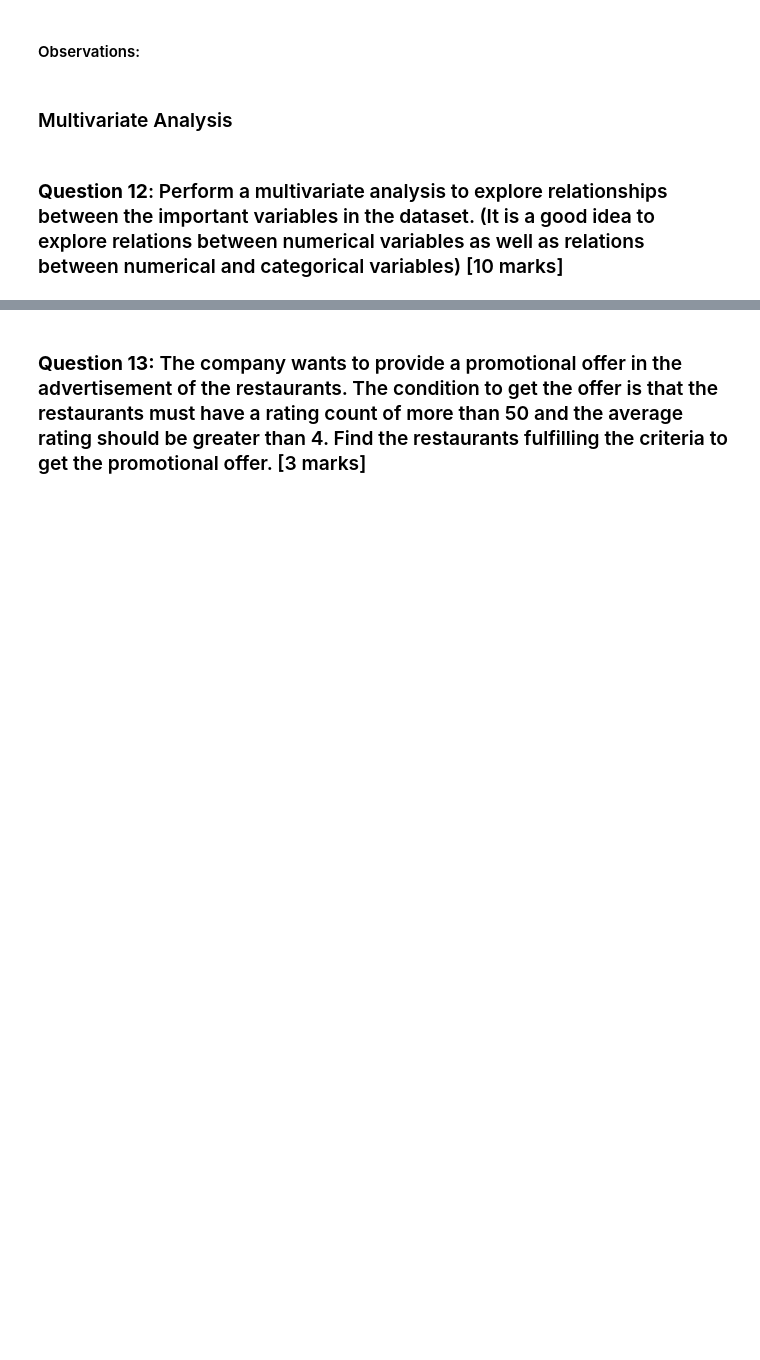
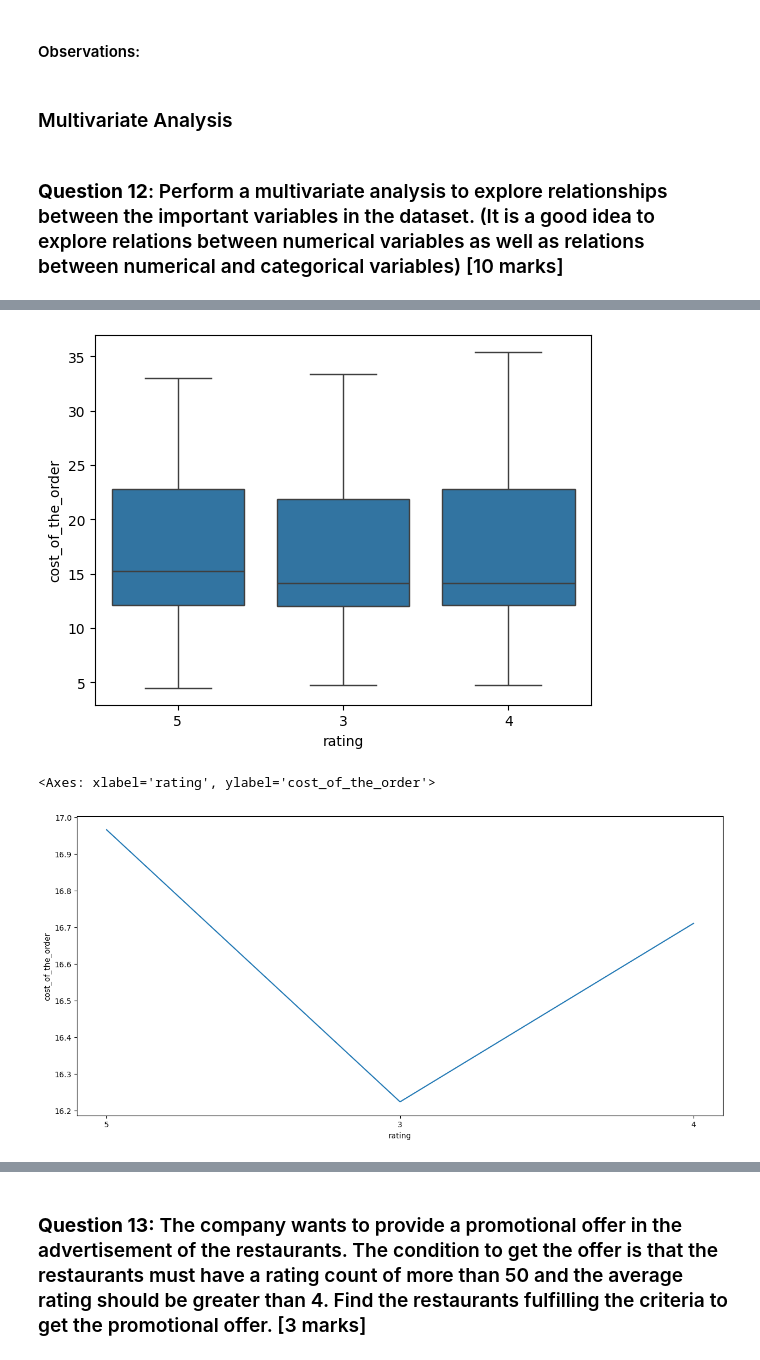
Before and after one commit to samdandy/ai-ml-course-proj-1, a Jupyter notebook: sam_dandy_proj_1.ipynb, the cells around one changed output, grey strips where cells are left out. Saved outputs shown, nothing was run; the diff lists cells and outputs as text; code cells hidden in the pictures; blank space fills up the shorter version.

```diff
--- a/sam_dandy_proj_1.ipynb
+++ b/sam_dandy_proj_1.ipynb
@@ -325,0 +360,10 @@ customer id: 83287 made 9 orders
+# %%
+sns.boxplot(data=order_data,x='rating',y='cost_of_the_order',showfliers=False)
+plt.show()
+plt.figure(figsize=(15,7))
+sns.lineplot(data=order_data,y='cost_of_the_order',x='rating',errorbar=None)
+# Postive correlation of cost and rating
+# %% [output]
+[figure, added]
+<Axes: xlabel='rating', ylabel='cost_of_the_order'>
+[figure, added]
```
Also changed, not shown: parts of 21 cells of this notebook.
